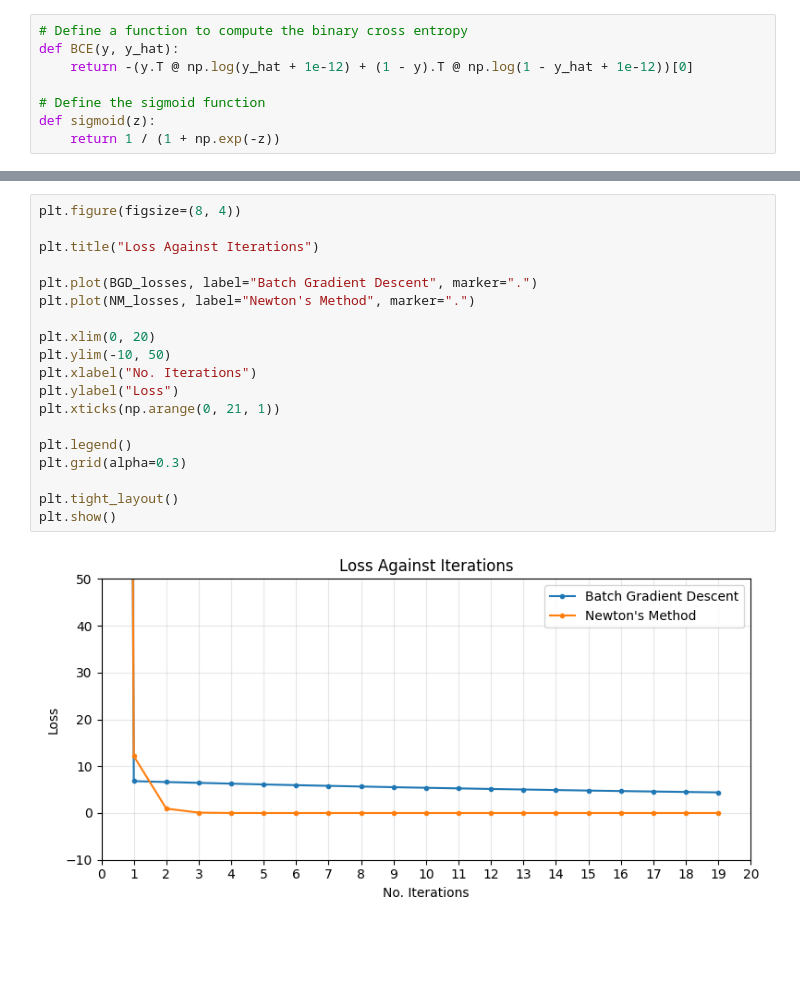
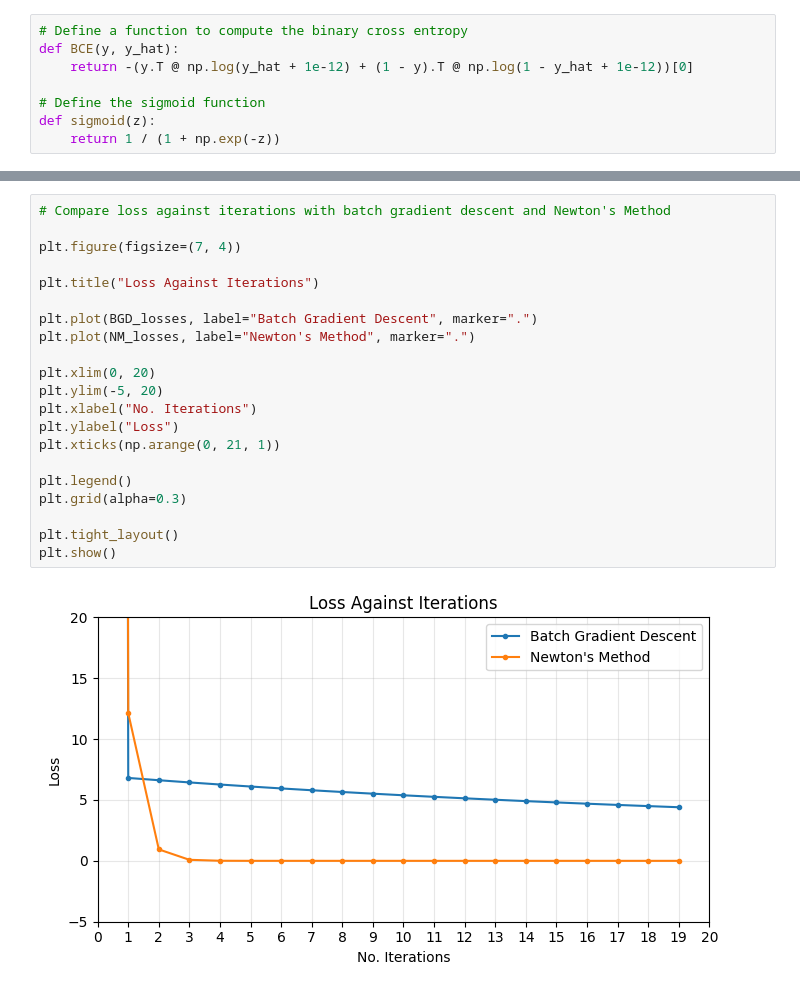
Before and after one commit to pulasthi-u/en3150-assignment02, a Jupyter notebook: A02.ipynb, the cells around one changed output, grey strips where cells are left out. Saved outputs shown, nothing was run; the diff lists cells and outputs as text; blank space fills up the shorter version.

```diff
--- a/A02.ipynb
+++ b/A02.ipynb
@@ -208,24 +222,26 @@ def NM(X, y, lr, max_iter=20):
 
 w_NM, NM_losses = NM(X, y, 3)
 # %%
-plt.figure(figsize=(8, 4))
+# Compare loss against iterations with batch gradient descent and Newton's Method
+
+plt.figure(figsize=(7, 4))
 
 plt.title("Loss Against Iterations")
 
 plt.plot(BGD_losses, label="Batch Gradient Descent", marker=".")
 plt.plot(NM_losses, label="Newton's Method", marker=".")
 
 plt.xlim(0, 20)
-plt.ylim(-10, 50)
+plt.ylim(-5, 20)
 plt.xlabel("No. Iterations")
 plt.ylabel("Loss")
 plt.xticks(np.arange(0, 21, 1))
 
 plt.legend()
 plt.grid(alpha=0.3)
 
 plt.tight_layout()
 plt.show()
 # %% [output]
-[figure, old version]
+[figure, new version]
 # %%
```
Also changed, not shown: parts of 10 cells of this notebook.
